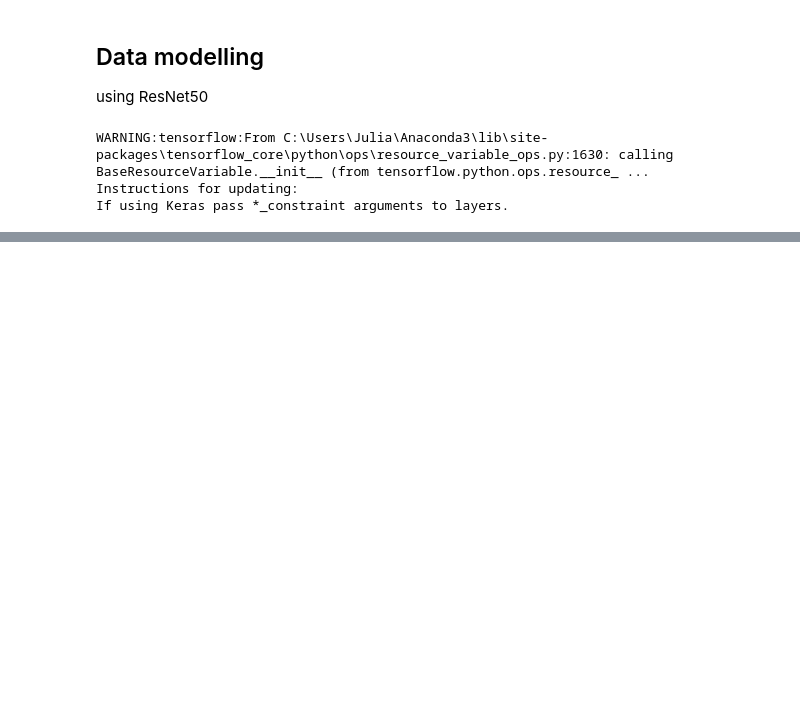
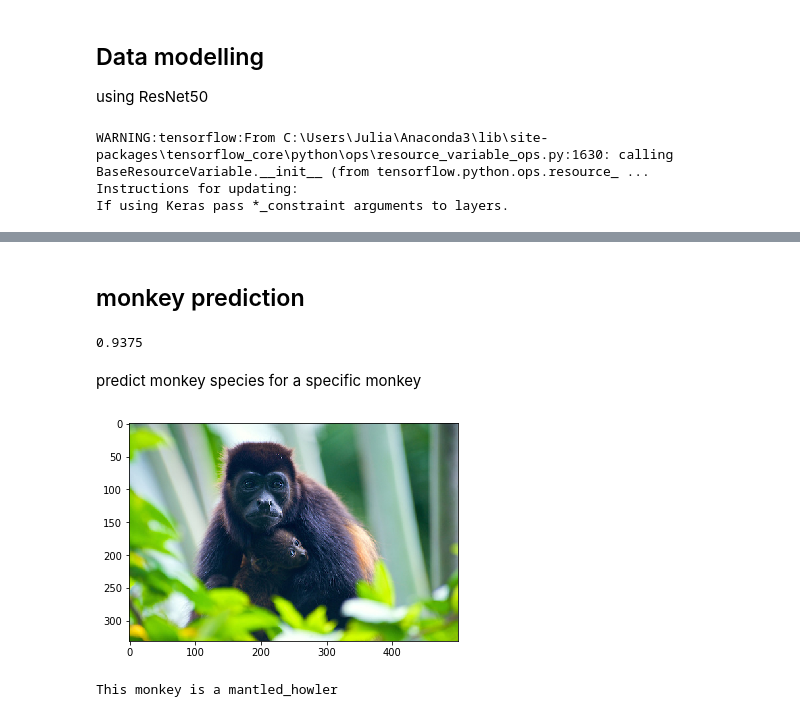
Before and after one commit to JuliaPutz/monkeyDetection, a Jupyter notebook: monkey detection ResNet50.ipynb, the cells around one changed output, grey strips where cells are left out. Saved outputs shown, nothing was run; the diff lists cells and outputs as text; code cells hidden in the pictures; blank space fills up the shorter version.

```diff
--- a/monkey detection ResNet50.ipynb
+++ b/monkey detection ResNet50.ipynb
@@ -105,0 +149,56 @@ Epoch 3/3
+# %% [markdown]
+## monkey prediction
+# %%
+from tensorflow.python.keras.preprocessing import image
+
+def find_max_value(preds, labels):
+    pos = np.argmax(preds)
+    return labels.iloc[pos, 0], labels.iloc[pos, 2]
+
+def predict(monkey_model, img_path, labels, target_size=(224, 224), top_n=5):
+    img = image.load_img(img_path, target_size=target_size)
+    x = image.img_to_array(img)
+    x = np.expand_dims(x, axis=0)
+    x = preprocess_input(x)
+    preds = monkey_model.predict(x)
+    return find_max_value(preds, labels)
+# %%
+#get accuracy of the model
+from sklearn.metrics import accuracy_score
+import re
+
+test_labels = validation_generator.classes
+prediction_labels = []
+
+for i in range(10):
+        class_name = 'n' + str(i)
+        for j in os.listdir('./input/validation/validation/' + class_name):
+            preds = predict(monkey_model, ('./input/validation/validation/' + class_name + '/' + j), monkey_labels)
+            prediction = "".join(re.split("['n ']*", preds[0]))
+            prediction_labels.append(prediction)
+
+prediction_labels = [int(x) for x in prediction_labels]
+
+num_correct = 0
+for i in range(len(prediction_labels)):
+    if prediction_labels[i] == test_labels[i]:
+        num_correct += 1
+
+print('Accuracy: ' + num_correct / len(test_labels))
+# %% [output]
+0.9375
+# %% [markdown]
+predict monkey species for a specific monkey
+# %%
+monkey = plt.imread('./input/validation/validation/n0/n000.jpg')
+img_path = './input/validation/validation/n0/n000.jpg'
+
+plt.figure()
+plt.imshow(monkey)
+plt.show()
+
+pred = predict(monkey_model, img_path, monkey_labels)
+print(f'This monkey is a{pred[1]}')
+# %% [output]
+[figure, added]
+This monkey is a mantled_howler
```
Also changed, not shown: parts of 9 cells of this notebook.
